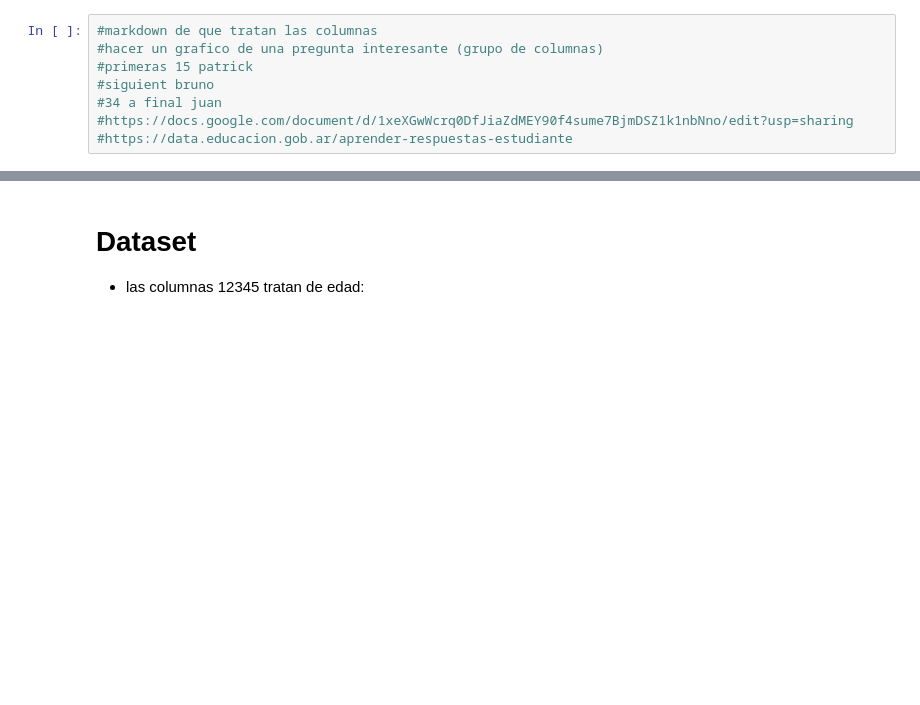
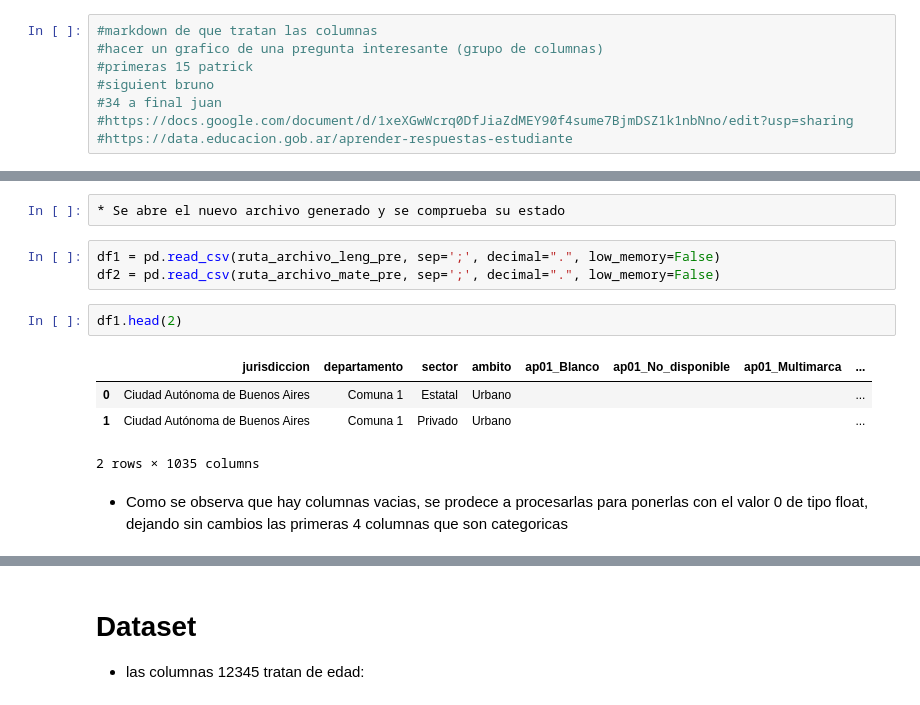
Before and after one commit to Juanchumu/Aprender2016-2024, a Jupyter notebook: notebooks/descriptivas_juan.ipynb, the cells around one changed output, grey strips where cells are left out. Cells and saved outputs as stored; diff of their text form; blank space fills up the shorter version.

```diff
--- a/notebooks/descriptivas_juan.ipynb
+++ b/notebooks/descriptivas_juan.ipynb
@@ -28,0 +61,15 @@ memory usage: 9.7+ MB
+# %%
+* Se abre el nuevo archivo generado y se comprueba su estado
+# %%
+df1 = pd.read_csv(ruta_archivo_leng_pre, sep=';', decimal=".", low_memory=False)
+df2 = pd.read_csv(ruta_archivo_mate_pre, sep=';', decimal=".", low_memory=False)
+# %%
+df1.head(2)
+# %% [output]
+|  | jurisdiccion | departamento | sector | ambito | ap01_Blanco | ap01_No_disponible | ap01_Multimarca | ... |
+| 0 | Ciudad Autónoma de Buenos Aires | Comuna 1 | Estatal | Urbano |  |  |  | ... |
+| 1 | Ciudad Autónoma de Buenos Aires | Comuna 1 | Privado | Urbano |  |  |  | ... |
+2 rows × 1035 columns
+# %% [markdown]
+* Como se observa que hay columnas vacias, se prodece a procesarlas para ponerlas
+ con el valor 0 de tipo float, dejando sin cambios las primeras 4 columnas que son categoricas
```
Also changed, not shown: parts of 24 cells of this notebook.
